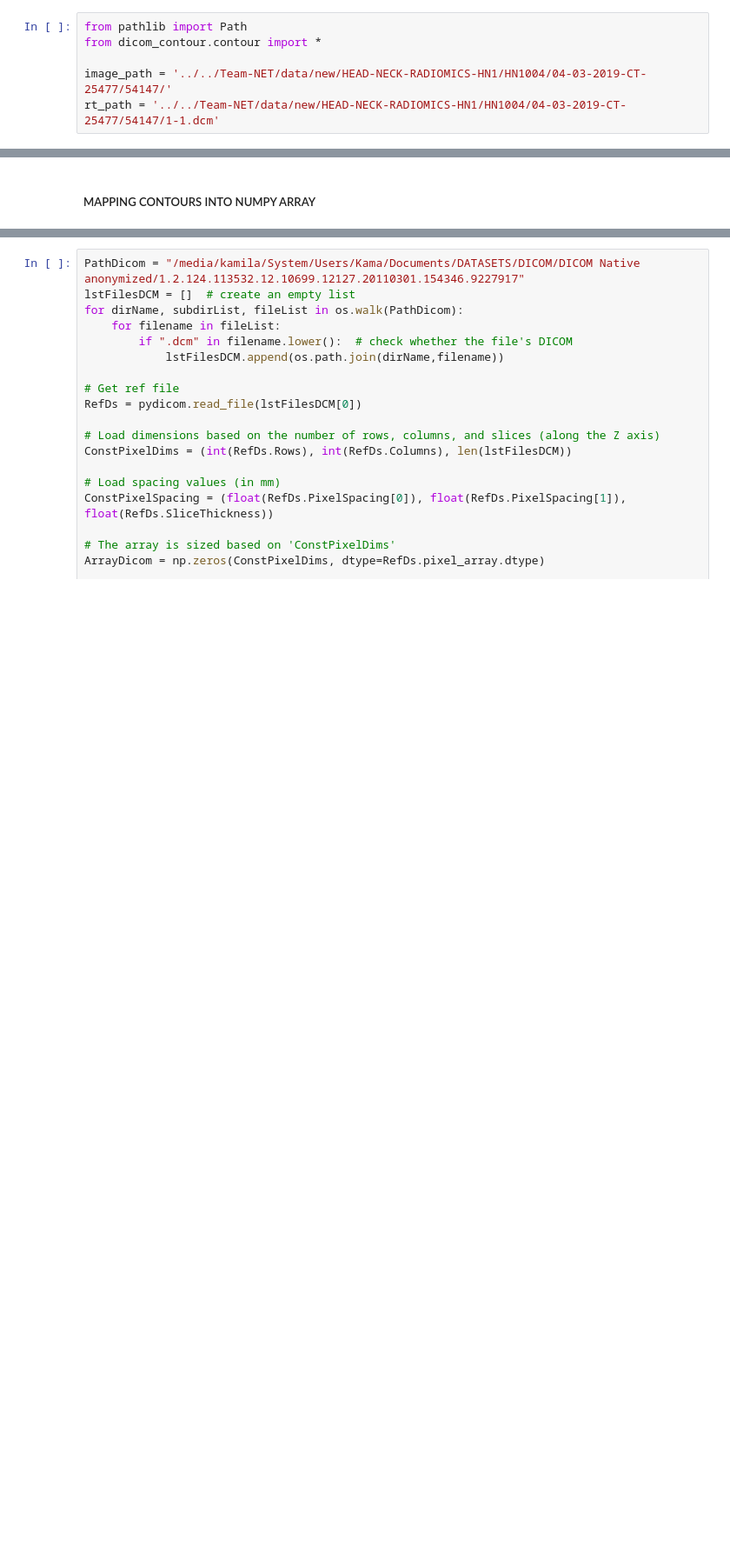
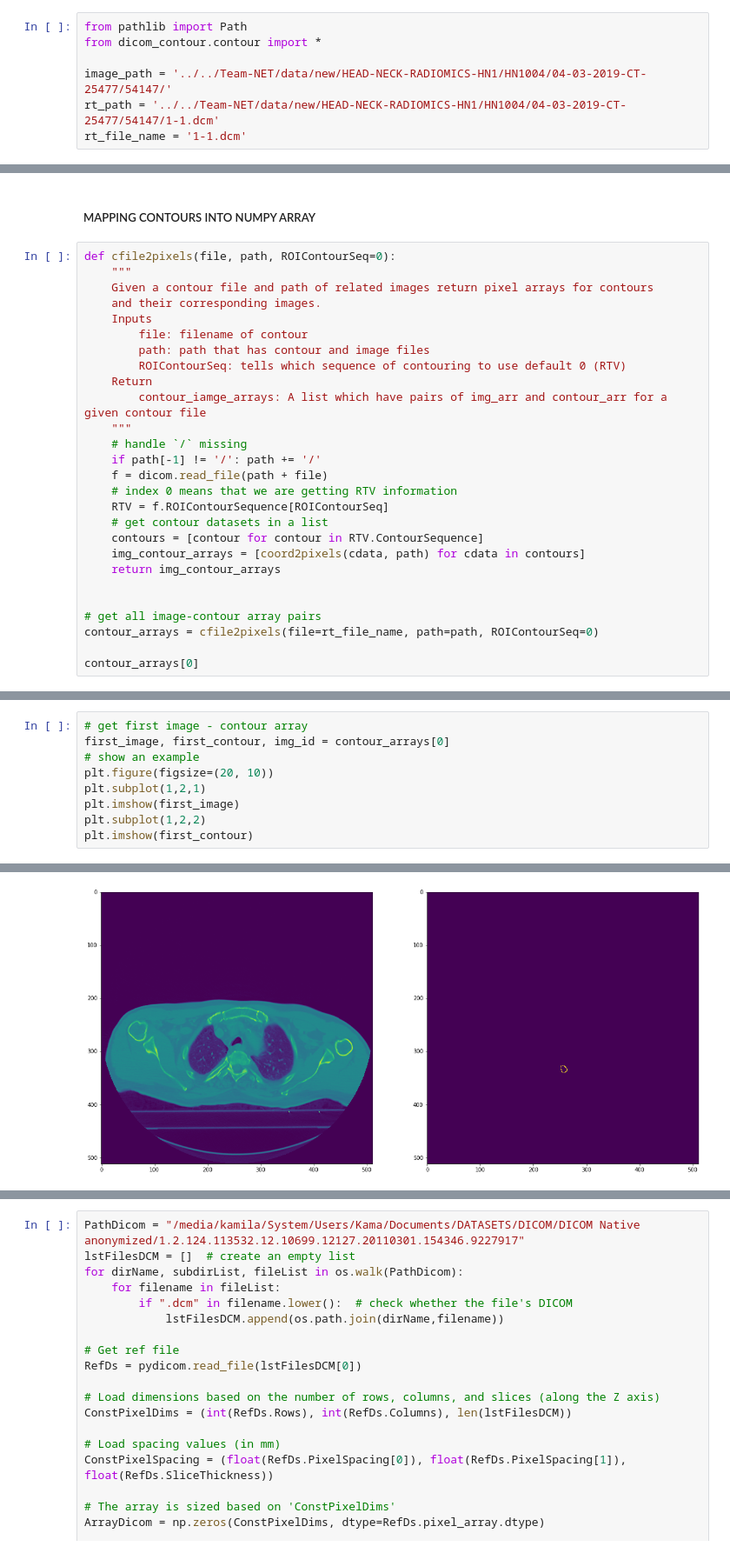
Before and after one commit to kaamka/dicom-pipeline, a Jupyter notebook: Read-and-visualize-DICOM.ipynb, the cells around one changed output, grey strips where cells are left out. Shown at 87% size. Drawn from its saved outputs; the diff is of its cells as text; blank space fills up the shorter version.

```diff
--- a/Read-and-visualize-DICOM.ipynb
+++ b/Read-and-visualize-DICOM.ipynb
@@ -772,5 +640,6 @@ from dicom_contour.contour import *
 
 image_path = '../../Team-NET/data/new/HEAD-NECK-RADIOMICS-HN1/HN1004/04-03-2019-CT-25477/54147/'
 rt_path = '../../Team-NET/data/new/HEAD-NECK-RADIOMICS-HN1/HN1004/04-03-2019-CT-25477/54147/1-1.dcm'
+rt_file_name = '1-1.dcm'
 # %%
 # read dataset for contour
@@ -851,3 +701,30 @@ get_roi_names(rt_sequence)
  'GTV-1']
 # %% [markdown]
 ##### MAPPING CONTOURS INTO NUMPY ARRAY
+# %%
+def cfile2pixels(file, path, ROIContourSeq=0):
+    """
+    Given a contour file and path of related images return pixel arrays for contours
+    and their corresponding images.
+    Inputs
+        file: filename of contour
+        path: path that has contour and image files
+        ROIContourSeq: tells which sequence of contouring to use default 0 (RTV)
+    Return
+        contour_iamge_arrays: A list which have pairs of img_arr and contour_arr for a given contour file
+    """
+    # handle `/` missing
+    if path[-1] != '/': path += '/'
+    f = dicom.read_file(path + file)
+    # index 0 means that we are getting RTV information
+    RTV = f.ROIContourSequence[ROIContourSeq]
+    # get contour datasets in a list
+    contours = [contour for contour in RTV.ContourSequence]
+    img_contour_arrays = [coord2pixels(cdata, path) for cdata in contours]
+    return img_contour_arrays
+
+
+# get all image-contour array pairs
+contour_arrays = cfile2pixels(file=rt_file_name, path=path, ROIContourSeq=0)
+
+contour_arrays[0]
@@ -853,0 +747,10 @@ get_roi_names(rt_sequence)
+# %%
+# get first image - contour array
+first_image, first_contour, img_id = contour_arrays[0]
+# show an example
+plt.figure(figsize=(20, 10))
+plt.subplot(1,2,1)
+plt.imshow(first_image)
+plt.subplot(1,2,2)
+plt.imshow(first_contour)
+# %% [output]
@@ -854,3 +758,4 @@ get_roi_names(rt_sequence)
+[figure, added]
 # %%
 def contour2poly(contour_dataset, path):
     """
```
Also changed, not shown: parts of 63 cells of this notebook.
